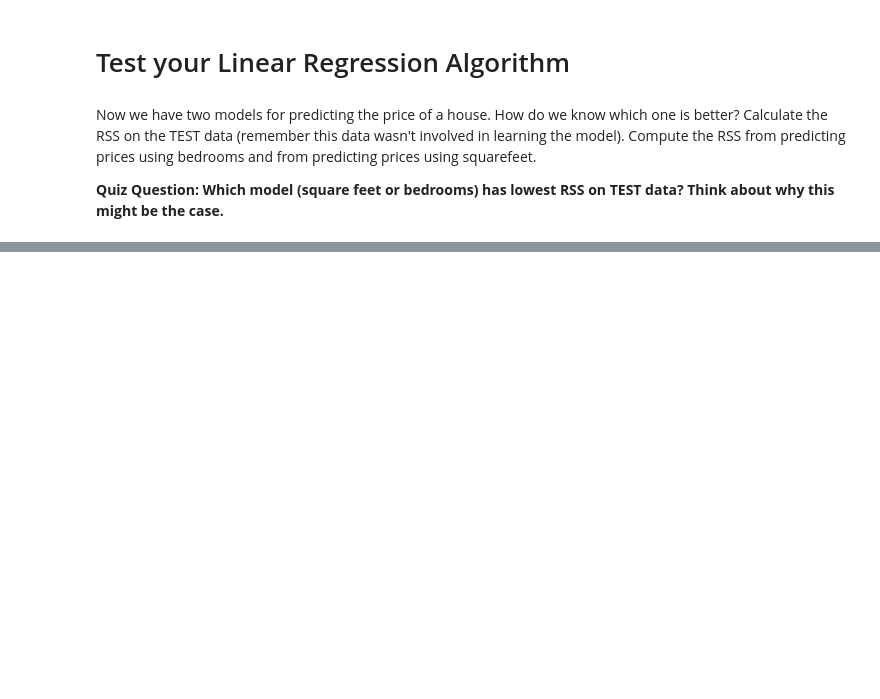
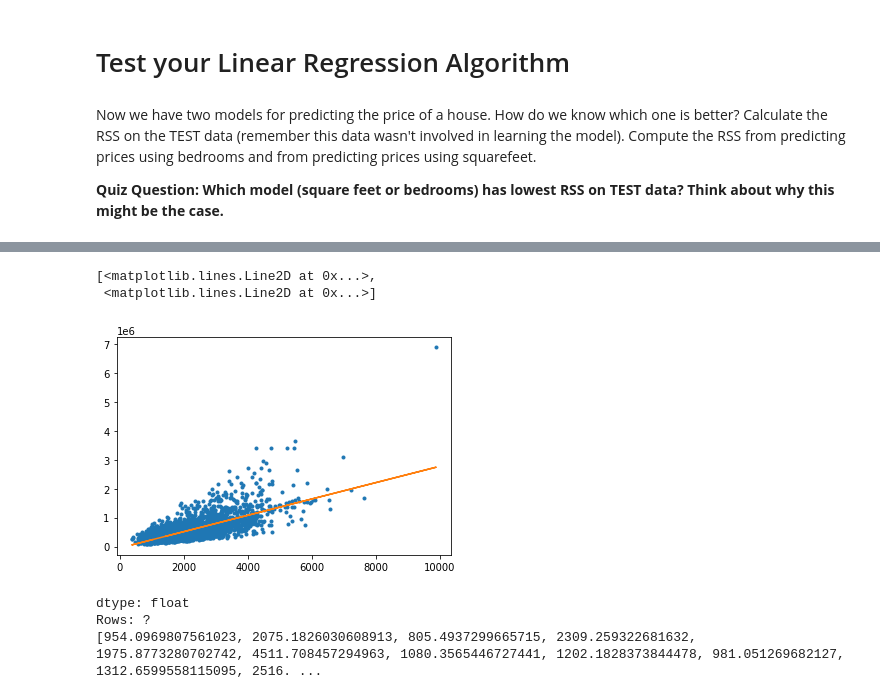
Before and after one commit to crkasilag/UW-MachineLearning-coursera, a Jupyter notebook: Course2-Regression/REG01-NB01.ipynb, the cells around one changed output, grey strips where cells are left out. Drawn from its saved outputs; the diff is of its cells as text; code cells hidden in the pictures; blank space fills up the shorter version.

```diff
--- a/Course2-Regression/REG01-NB01.ipynb
+++ b/Course2-Regression/REG01-NB01.ipynb
@@ -106,16 +110,18 @@ Complete the following function (or write your own) to compute the simple linear
 # %%
 def simple_linear_regression(input_feature, output):
     # compute the sum of input_feature and output
-    inp_sum = input_feature + output
+    x = input_feature
+    y = output
     # compute the product of the output and the input_feature and its sum
+    exey = y*x
+    # compute the squared value of the input_feature and its sum
+    xx = x*x
+    # use the formula for the slope
+    slope = (exey.mean() - (x.mean()*y.mean())) / (xx.mean() - x.mean()*x.mean())
+    # use the formula for the intercept
+    intercept = y.mean() - slope*x.mean()
 
-    # compute the squared value of the input_feature and its sum
-
-    # use the formula for the slope
-
-    # use the formula for the intercept
-
-    return (intercept, slope)
+    return intercept, slope
 # %% [markdown]
 We can test that our function works by passing it something where we know the answer. In particular we can generate a feature and then put the output exactly on a line: output = 1 + 1\*input_feature then we know both our slope and intercept should be 1
 # %%
@@ -212,0 +266,15 @@ Now we have two models for predicting the price of a house. How do we know which
+# %%
+import matplotlib.pyplot as plt
+
+plt.plot(test_data['sqft_living'], test_data['price'],'.',
+            test_data['sqft_living'], sqft_slope*test_data['sqft_living'] + sqft_intercept,'-')
+# %% [output]
+[<matplotlib.lines.Line2D at 0x...>,
+ <matplotlib.lines.Line2D at 0x...>]
+[figure, added]
+# %%
+(train_data['price'] - sqft_intercept)/sqft_slope
+# %% [output]
+dtype: float
+Rows: ?
+[954.0969807561023, 2075.1826030608913, 805.4937299665715, 2309.259322681632, 1975.8773280702742, 4511.708457294963, 1080.3565446727441, 1202.1828373844478, 981.051269682127, 1312.6599558115095, 2516. ...
```
Also changed, not shown: parts of 18 cells of this notebook.
